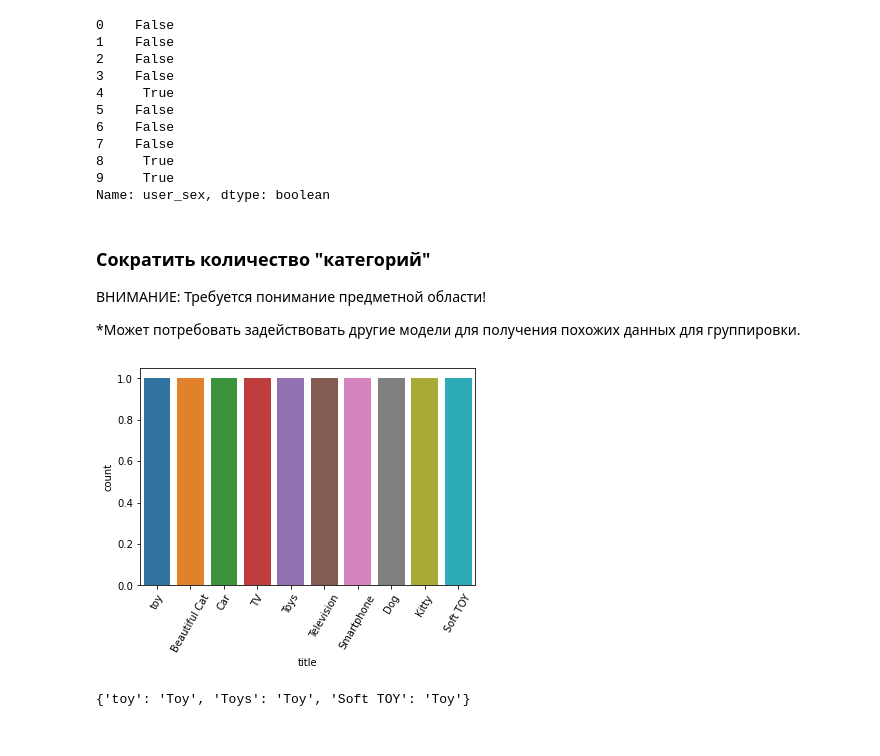
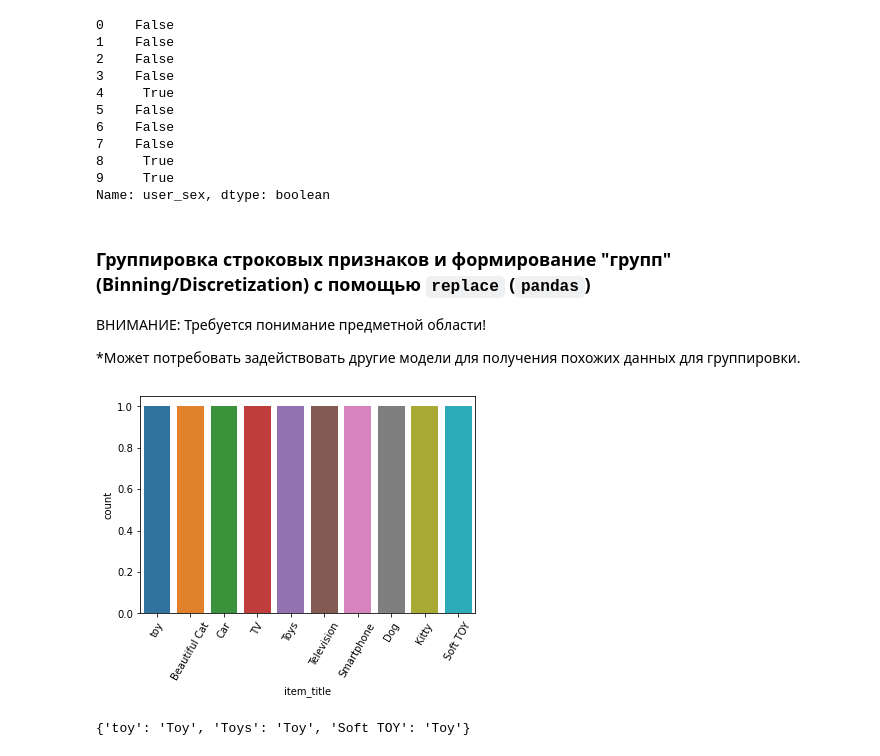
Before and after one commit to ryndovaira-org/data_science_lectures, a Jupyter notebook: 04_data_preparation/lectures/04_feature_engineering.ipynb, the cells around one changed output. Saved outputs shown, nothing was run; the diff lists cells and outputs as text; code cells hidden in the pictures.

```diff
--- a/04_data_preparation/lectures/04_feature_engineering.ipynb
+++ b/04_data_preparation/lectures/04_feature_engineering.ipynb
@@ -111,15 +111,29 @@ df = pd.DataFrame({'user_name': pd.Series(['Mr Oleg', 'Mr Oleg',
                                                                                  '2 point',
                                                                                  '1 point'], ordered=True)),
 
-                  'title': pd.Series(['toy', 'Beautiful Cat',
+                  'item_title': pd.Series(['toy', 'Beautiful Cat',
                                       'Car', 'TV',
                                       'Toys', 'Television',
                                       'Smartphone', 'Dog',
                                       'Kitty', 'Soft TOY'],
                                      dtype='string'),
 
+                  'item_width_cm': pd.Series([20, 80,
+                                              300, 200,
+                                              100, 150,
+                                              10, 100,
+                                              15, 150],
+                                             dtype='int16'),
 
-                   'tags': pd.Series(['children, beautiful, good_condition',
+                   'item_height_cm': pd.Series([30, 50,
+                                              200, 100,
+                                              80, 80,
+                                              15, 90,
+                                              10, 150],
+                                              dtype='int16'),
+
+
+                   'item_tags': pd.Series(['children, beautiful, good_condition',
                                       'animal, cat, beautiful',
                                       'beautiful, good_condition',
                                       'good_condition',
@@ -137,7 +151,7 @@ df = pd.DataFrame({'user_name': pd.Series(['Mr Oleg', 'Mr Oleg',
                                                 9, 8],
                                               dtype='int16'),
 
-                   'color': pd.Series(['red', 'blue',
+                   'item_color': pd.Series(['red', 'blue',
                                        'rainbow', 'white',
                                        'red', 'white',
                                        'rainbow', 'white',
@@ -322,17 +340,17 @@ df.user_sex
 9     True
 Name: user_sex, dtype: boolean
 # %% [markdown]
-### Сократить количество "категорий"
+### Группировка строковых признаков и формирование "групп" (Binning/Discretization) с помощью `replace` (`pandas`)
 
 ВНИМАНИЕ: Требуется понимание предметной области!
 
 *Может потребовать задействовать другие модели для получения похожих данных для группировки.
 # %%
 # какие наименования имеются?
-g = sns.countplot(x=df.title)
+g = sns.countplot(x=df.item_title)
 _ = g.set_xticklabels(g.get_xticklabels(), rotation=60)
 # %% [output]
-[figure, old version]
+[figure, new version]
 # %%
 # сформировать, что заменяем и на что
 toy_replacement = dict.fromkeys(['toy', 'Toys', 'Soft TOY'], 'Toy')
```
Also changed, not shown: parts of 58 cells of this notebook.
